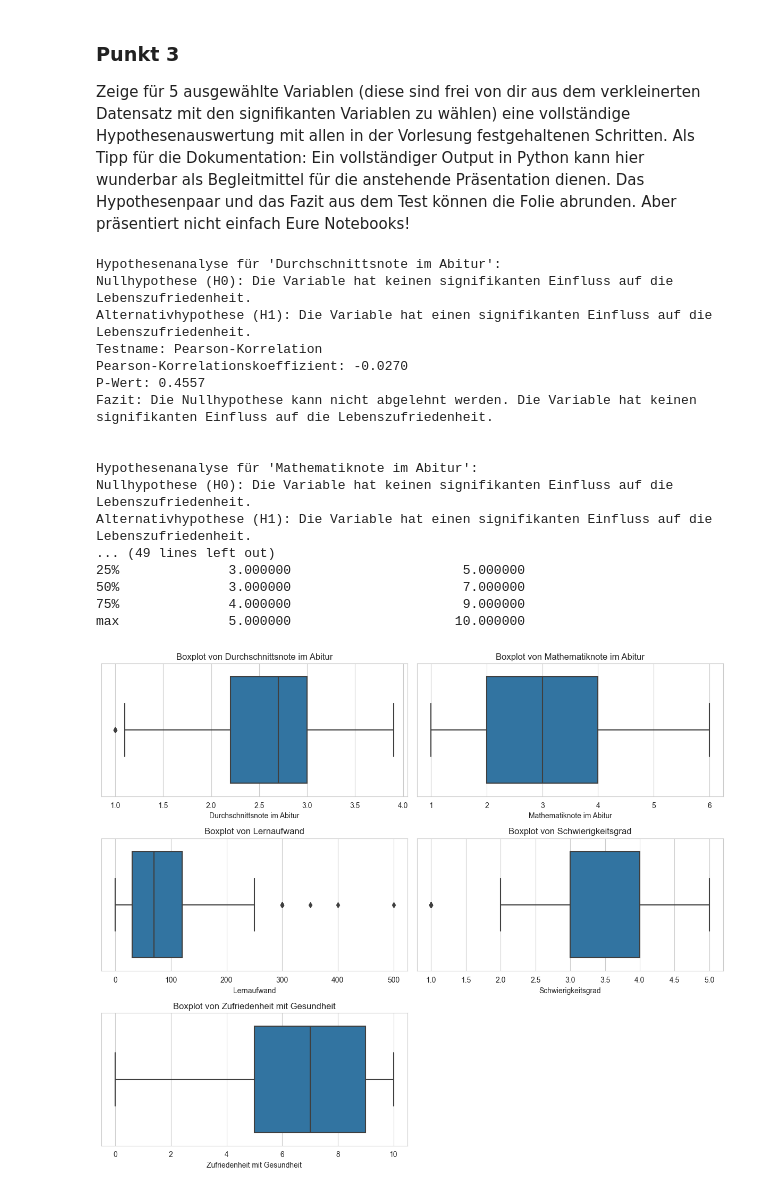
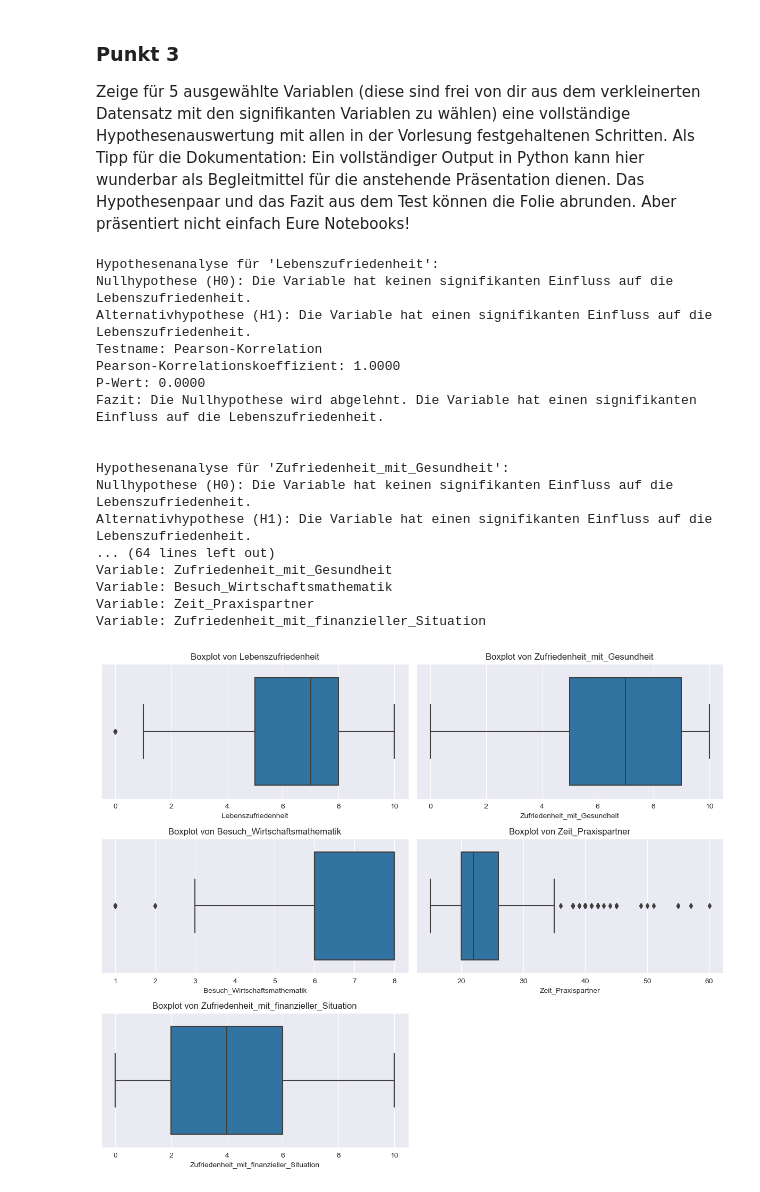
Before and after one commit to StefanDataCraft/praxis_Statistik, a Jupyter notebook: uni_3.ipynb, the cells around one changed output. Cells and saved outputs as stored; diff of their text form; code cells hidden in the pictures.

```diff
--- a/uni_3.ipynb
+++ b/uni_3.ipynb
@@ -9,12 +9,17 @@ import numpy as np
 import scipy.stats as stats
 import matplotlib.pyplot as plt
 import seaborn as sns
+import make_uni_df
 
 # Read the data
-uni_df = pd.read_excel("C:\\Users\\User\\Desktop\\Statistik\\Project\\Fallstudiendaten_Uni.xlsx")
-uni_df
+uni_df = make_uni_df.get_dummied_df()
+
+columns_list = uni_df.columns
+columns_without_spaces = [column_name.replace(" ","_").replace("-","_").replace(".","") for column_name in columns_list]
+uni_df.columns = columns_without_spaces
+uni_df = uni_df[['Lebenszufriedenheit','Zufriedenheit_mit_Gesundheit','Besuch_Wirtschaftsmathematik','Zeit_Praxispartner','Zufriedenheit_mit_finanzieller_Situation']]
 abhängige_variable = 'Lebenszufriedenheit'
-ausgewählte_variablen = ['Durchschnittsnote im Abitur', 'Mathematiknote im Abitur', 'Lernaufwand', 'Schwierigkeitsgrad', 'Zufriedenheit mit Gesundheit']
+ausgewählte_variablen = list(uni_df.columns)
 
 
 def hypothesenanalyse(x, y, variablen_name):
@@ -43,7 +48,6 @@ for spalte in ausgewählte_variablen:
     x, y = x.iloc[:min_länge], y.iloc[:min_länge]
 
     korrelation, p_wert, test_name = hypothesenanalyse(x, y, spalte)
-
     if korrelation is not None and p_wert is not None:
         print(f"Hypothesenanalyse für '{spalte}':")
         print("Nullhypothese (H0): Die Variable hat keinen signifikanten Einfluss auf die Lebenszufriedenheit.")
@@ -58,41 +62,42 @@ for spalte in ausgewählte_variablen:
             print("Fazit: Die Nullhypothese kann nicht abgelehnt werden. Die Variable hat keinen signifikanten Einfluss auf die Lebenszufriedenheit.")
         print("\n")
 
 deskriptive_statistiken = uni_df[ausgewählte_variablen].describe()
 print("Deskriptive Statistiken:")
 print(deskriptive_statistiken)
 
 plt.figure(figsize=(12, 10))  # Updated figure size to accommodate all five subplots
 for i, variable in enumerate(ausgewählte_variablen):
     plt.subplot(3, 2, i+1)  # Updated to 3x2 grid of subplots
+    print('Variable:',variable)
     sns.boxplot(x=variable, data=uni_df)
     plt.title(f"Boxplot von {variable}")
 plt.tight_layout()
 plt.show()
 
 plt.figure(figsize=(12, 10))  # Updated figure size to accommodate all five subplots
 for i, variable in enumerate(ausgewählte_variablen):
     plt.subplot(3, 2, i+1)  # Updated to 3x2 grid of subplots
     sns.histplot(uni_df[variable], bins=20, kde=True)
     plt.title(f"Histogramm von {variable}")
 plt.tight_layout()
 plt.show()
 # %% [output]
-Hypothesenanalyse für 'Durchschnittsnote im Abitur':
+Hypothesenanalyse für 'Lebenszufriedenheit':
 Nullhypothese (H0): Die Variable hat keinen signifikanten Einfluss auf die Lebenszufriedenheit.
 Alternativhypothese (H1): Die Variable hat einen signifikanten Einfluss auf die Lebenszufriedenheit.
 Testname: Pearson-Korrelation
-Pearson-Korrelationskoeffizient: -0.0270
-P-Wert: 0.4557
-Fazit: Die Nullhypothese kann nicht abgelehnt werden. Die Variable hat keinen signifikanten Einfluss auf die Lebenszufriedenheit.
+Pearson-Korrelationskoeffizient: 1.0000
+P-Wert: 0.0000
+Fazit: Die Nullhypothese wird abgelehnt. Die Variable hat einen signifikanten Einfluss auf die Lebenszufriedenheit.
 
 
-Hypothesenanalyse für 'Mathematiknote im Abitur':
+Hypothesenanalyse für 'Zufriedenheit_mit_Gesundheit':
 Nullhypothese (H0): Die Variable hat keinen signifikanten Einfluss auf die Lebenszufriedenheit.
 Alternativhypothese (H1): Die Variable hat einen signifikanten Einfluss auf die Lebenszufriedenheit.
-... (49 lines left out)
-25%              3.000000                      5.000000
-50%              3.000000                      7.000000
-75%              4.000000                      9.000000
-max              5.000000                     10.000000
+... (64 lines left out)
+Variable: Zufriedenheit_mit_Gesundheit
+Variable: Besuch_Wirtschaftsmathematik
+Variable: Zeit_Praxispartner
+Variable: Zufriedenheit_mit_finanzieller_Situation
-[figure, old version]
+[figure, new version]
```
Also changed, not shown: parts of 1 cell of this notebook.
